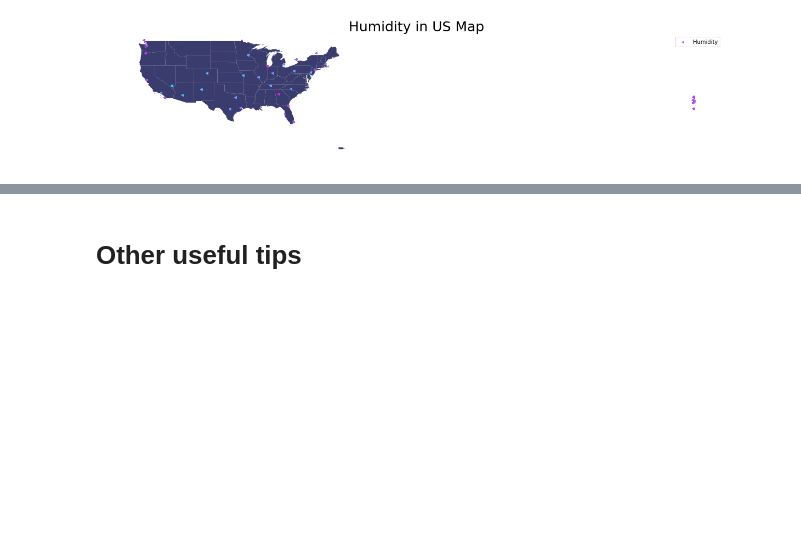
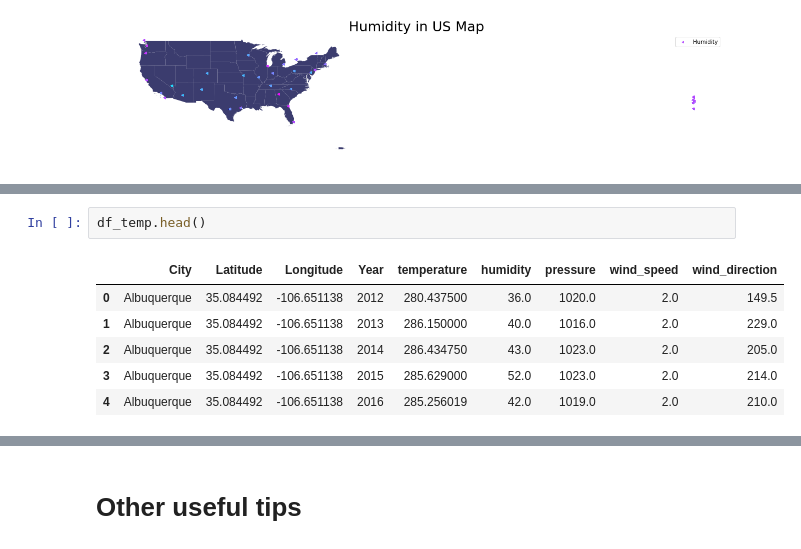
Before and after one commit to chengyin38/datafest19_tutorial, a Jupyter notebook: Tutorial_Data_Exploration.ipynb, the cells around one changed output, grey strips where cells are left out. Saved outputs shown, nothing was run; the diff lists cells and outputs as text; blank space fills up the shorter version.

```diff
--- a/Tutorial_Data_Exploration.ipynb
+++ b/Tutorial_Data_Exploration.ipynb
@@ -698,0 +704,9 @@ Text(0.5,1,'Humidity in US Map')
+# %%
+df_temp.head()
+# %% [output]
+|  | City | Latitude | Longitude | Year | temperature | humidity | pressure | wind_speed | wind_direction |
+| 0 | Albuquerque | 35.084492 | -106.651138 | 2012 | 280.437500 | 36.0 | 1020.0 | 2.0 | 149.5 |
+| 1 | Albuquerque | 35.084492 | -106.651138 | 2013 | 286.150000 | 40.0 | 1016.0 | 2.0 | 229.0 |
+| 2 | Albuquerque | 35.084492 | -106.651138 | 2014 | 286.434750 | 43.0 | 1023.0 | 2.0 | 205.0 |
+| 3 | Albuquerque | 35.084492 | -106.651138 | 2015 | 285.629000 | 52.0 | 1023.0 | 2.0 | 214.0 |
+| 4 | Albuquerque | 35.084492 | -106.651138 | 2016 | 285.256019 | 42.0 | 1019.0 | 2.0 | 210.0 |
```
Also changed, not shown: parts of 9 cells of this notebook.
